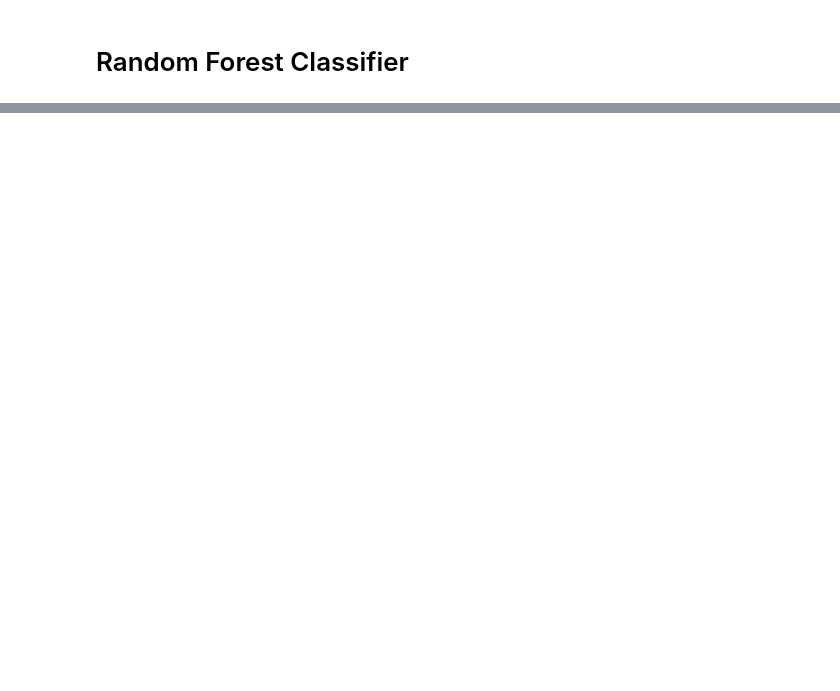
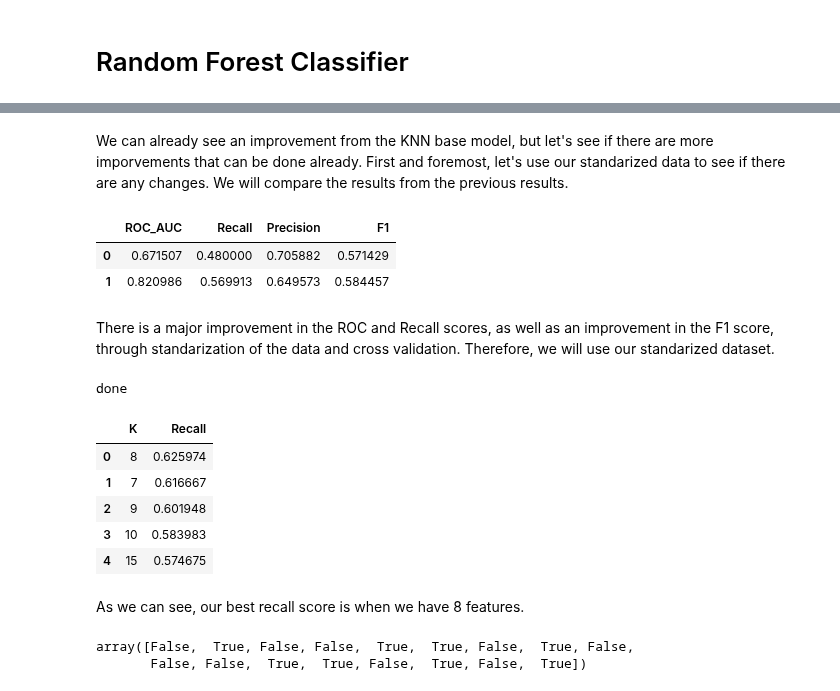
Before and after one commit to Aviost111/Diabetes_Predictions, a Jupyter notebook: Model_testing.ipynb, the cells around one changed output, grey strips where cells are left out. Cells and saved outputs as stored; diff of their text form; code cells hidden in the pictures; blank space fills up the shorter version.

Commit message:
random forest, almost done but not 100%. error

```diff
--- a/Model_testing.ipynb
+++ b/Model_testing.ipynb
@@ -554,0 +694,67 @@ df_opt
+# %% [markdown]
+We can already see an improvement from the KNN base model, but let's see if there are more imporvements that can be done already. First and foremost, let's use our standarized data to see if there are any changes. We will compare the results from the previous results.
+# %%
+random_forest_stand = RandomForestClassifier()
+
+random_forest_stand.fit(X_train_stand,y_train_stand)
+
+# cross val
+score= cross_val_score(random_forest_stand,X_train_stand,y_train_stand,cv=10,scoring='recall')
+score2= cross_val_score(random_forest_stand,X_train_stand,y_train_stand,cv=10,scoring='roc_auc')
+score3= cross_val_score(random_forest_stand,X_train_stand,y_train_stand,cv=10,scoring='f1')
+score4= cross_val_score(random_forest_stand,X_train_stand,y_train_stand,cv=10,scoring='precision')
+
+
+roc_rf1.append(score2.mean())
+
+recall_rf1.append(score.mean())
+
+precision_rf1.append(score4.mean())
+
+f1_rf1.append(score3.mean())
+
+d_rf2= {'ROC_AUC': roc_rf1, 'Recall': recall_rf1,'Precision':precision_rf1,'F1':f1_rf1}
+
+dfd_rf2 = pd.DataFrame(data=d_rf2)
+
+dfd_rf2
+# %% [output]
+|  | ROC_AUC | Recall | Precision | F1 |
+| 0 | 0.671507 | 0.480000 | 0.705882 | 0.571429 |
+| 1 | 0.820986 | 0.569913 | 0.649573 | 0.584457 |
+# %% [markdown]
+There is a major improvement in the ROC and Recall scores, as well as an improvement in the F1 score, through standarization of the data and cross validation. Therefore, we will use our standarized dataset.
+# %%
+modelIndex=range(0,17)
+modelI2=[]
+modelI2.append(0)
+
+
+for i in range(1,17):
+    X_train_fs, X_test_fs, fs = select_features(X_train_stand, y_train_stand, X_test_stand,i)
+    rf = RandomForestClassifier()
+    rf.fit(X_train_fs,y_train)
+
+    model_improved2 = np.mean(cross_val_score(rf, X_train_fs, y_train, scoring='recall', cv=10))
+
+    modelI2.append(model_improved2)
+
+    #np.seterr(invalid='ignore')
+print("done")
+# %% [output]
+done
+# %%
+dfmake = {'K': modelIndex, 'Recall': modelI2}
+dfsmall = pd.DataFrame(data=dfmake)
+dfsmall.sort_values('Recall',ascending=False,inplace=True,ignore_index=True)
+#dfsmall['score'].sort_values(ascending=False)
+dfsmall.head()
+# %% [output]
+|  | K | Recall |
+| 0 | 8 | 0.625974 |
+| 1 | 7 | 0.616667 |
+| 2 | 9 | 0.601948 |
+| 3 | 10 | 0.583983 |
+| 4 | 15 | 0.574675 |
+# %% [markdown]
+As we can see, our best recall score is when we have 8 features.
@@ -554,0 +763,12 @@ df_opt
+# %%
+features_list = [['Pregnancies', 'Glucose', 'BloodPressure', 'SkinThickness', 'Insulin',
+       'BMI', 'DiabetesPedigreeFunction', 'Age', 'High_BloodPressure',
+       'Elderly', 'Thickness_level', 'Weight_Healthy', 'Weight_Obese',
+       'Weight_UnderWeight', 'Glucose_Level_high_glucose_levels',
+       'Glucose_Level_low_glucose_levels',
+       'Glucose_Level_normal_glucose_levels']]
+
+fs.get_support()
+# %% [output]
+array([False,  True, False, False,  True,  True, False,  True, False,
+       False, False,  True,  True, False,  True, False,  True])
```
Also changed, not shown: parts of 25 cells of this notebook.
